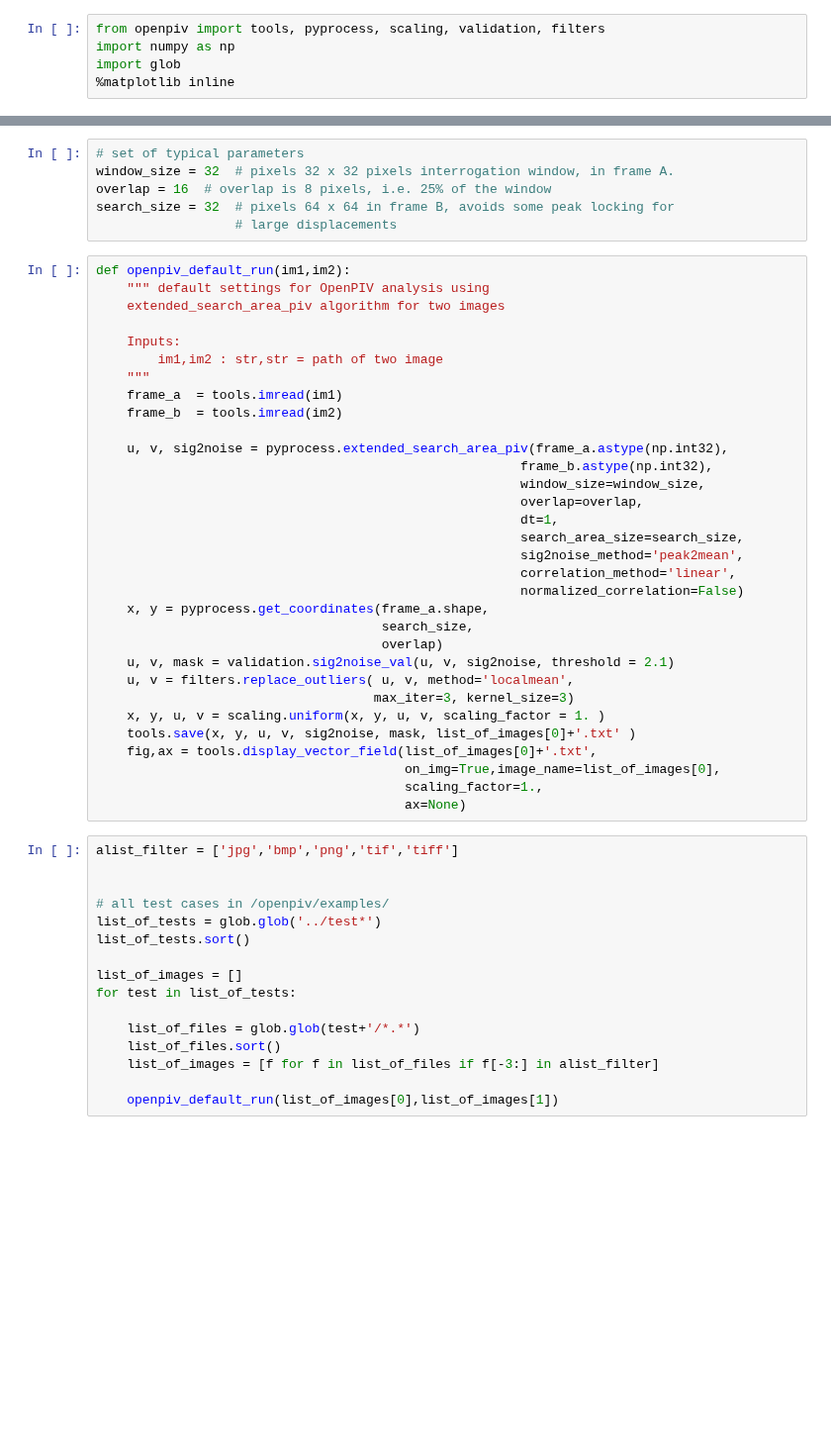
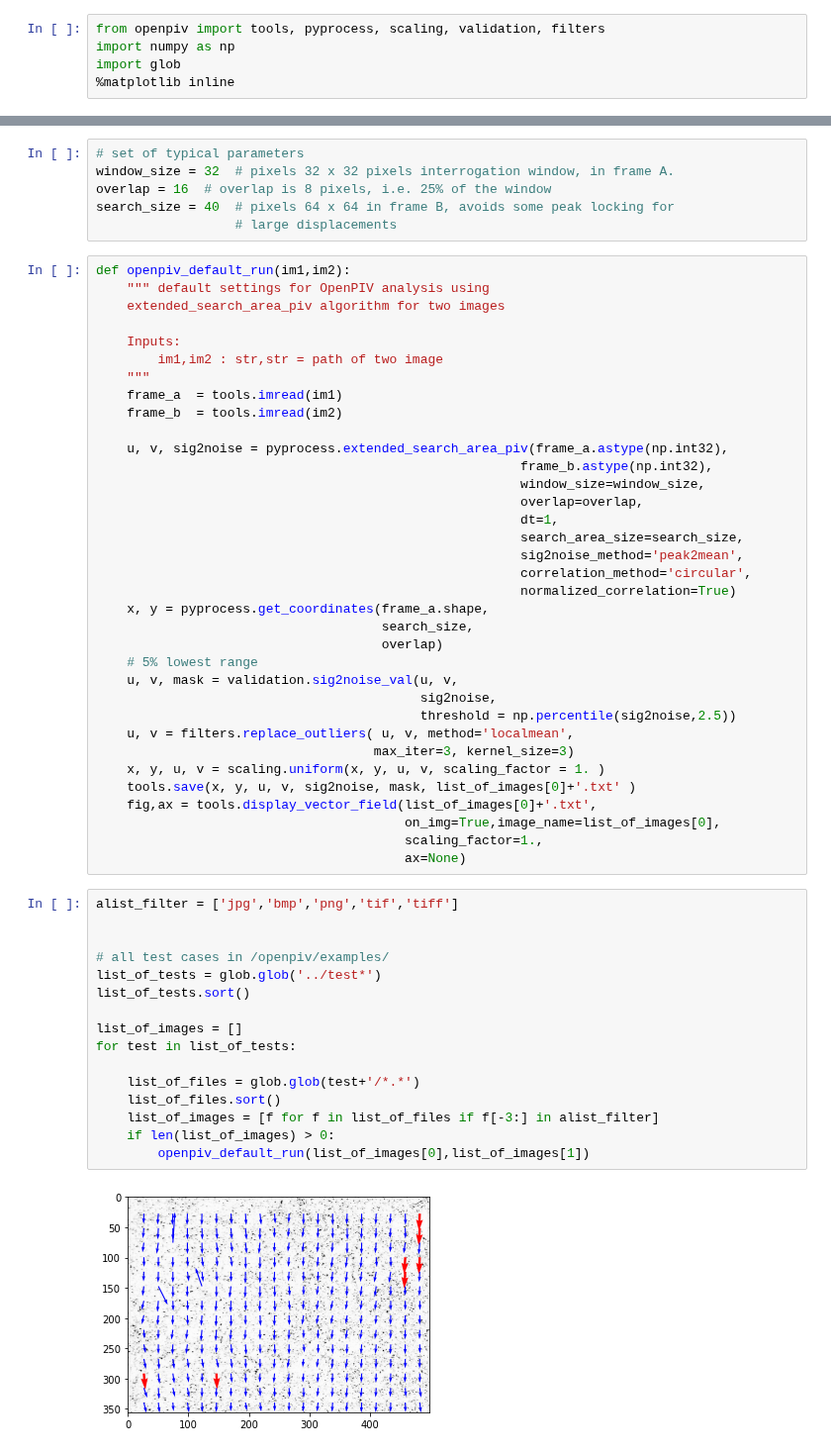
Before and after one commit to OpenPIV/openpiv-python, a Jupyter notebook: openpiv/examples/notebooks/all_test_cases_sample.ipynb, the cells around one changed output, grey strips where cells are left out. Shown at 99% size. Drawn from its saved outputs; the diff is of its cells as text; blank space fills up the shorter version.

```diff
--- a/openpiv/examples/notebooks/all_test_cases_sample.ipynb
+++ b/openpiv/examples/notebooks/all_test_cases_sample.ipynb
@@ -12,7 +28,7 @@ import glob
 # set of typical parameters
 window_size = 32  # pixels 32 x 32 pixels interrogation window, in frame A.
 overlap = 16  # overlap is 8 pixels, i.e. 25% of the window
-search_size = 32  # pixels 64 x 64 in frame B, avoids some peak locking for
+search_size = 40  # pixels 64 x 64 in frame B, avoids some peak locking for
                   # large displacements
 # %%
 def openpiv_default_run(im1,im2):
@@ -32,12 +48,15 @@ def openpiv_default_run(im1,im2):
                                                        dt=1,
                                                        search_area_size=search_size,
                                                        sig2noise_method='peak2mean',
-                                                       correlation_method='linear',
-                                                       normalized_correlation=False)
+                                                       correlation_method='circular',
+                                                       normalized_correlation=True)
     x, y = pyprocess.get_coordinates(frame_a.shape,
                                      search_size,
                                      overlap)
-    u, v, mask = validation.sig2noise_val(u, v, sig2noise, threshold = 2.1)
+    # 5% lowest range
+    u, v, mask = validation.sig2noise_val(u, v,
+                                          sig2noise,
+                                          threshold = np.percentile(sig2noise,2.5))
     u, v = filters.replace_outliers( u, v, method='localmean',
                                     max_iter=3, kernel_size=3)
     x, y, u, v = scaling.uniform(x, y, u, v, scaling_factor = 1. )
@@ -49,16 +68,18 @@ def openpiv_default_run(im1,im2):
 # %%
 alist_filter = ['jpg','bmp','png','tif','tiff']
 
 
 # all test cases in /openpiv/examples/
 list_of_tests = glob.glob('../test*')
 list_of_tests.sort()
 
 list_of_images = []
 for test in list_of_tests:
 
     list_of_files = glob.glob(test+'/*.*')
     list_of_files.sort()
     list_of_images = [f for f in list_of_files if f[-3:] in alist_filter]
-
-    openpiv_default_run(list_of_images[0],list_of_images[1])
+    if len(list_of_images) > 0:
+        openpiv_default_run(list_of_images[0],list_of_images[1])
+# %% [output]
+[figure, added]
```
Also changed, not shown: parts of 3 cells of this notebook, 19 other files.
